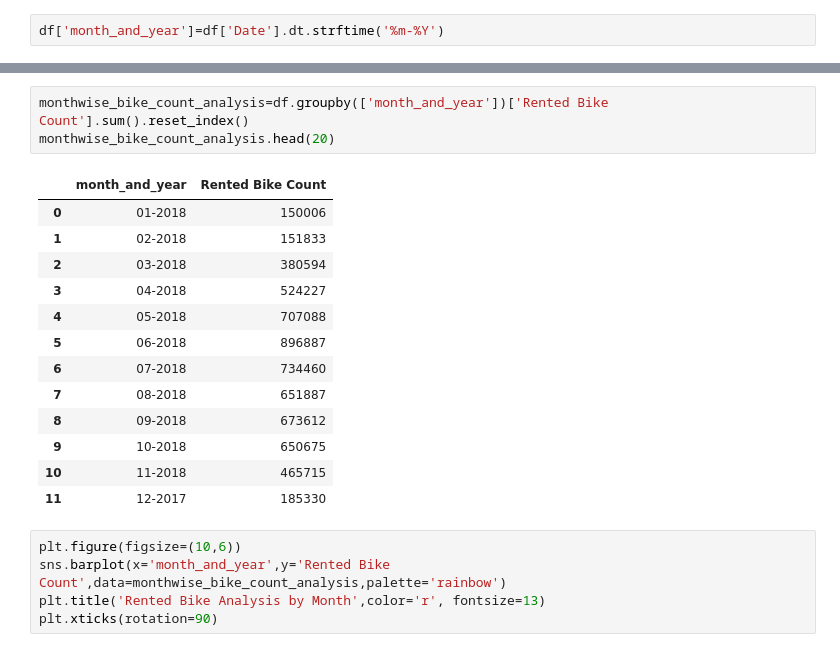
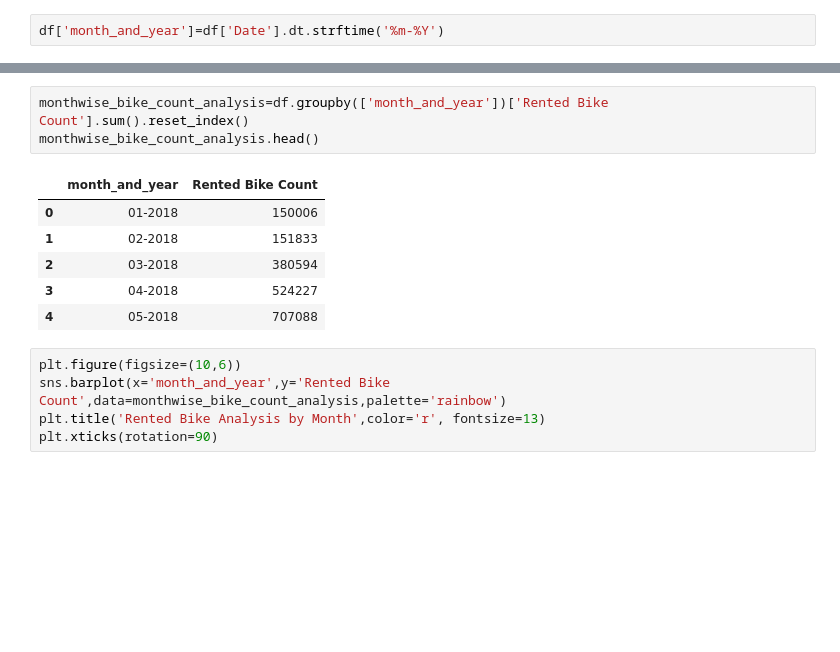
Before and after one commit to GoPlusUltra/Bike-Sharing-Prediction-Model, a Jupyter notebook: Copy_of_Bike_Sharing_Demand_Prediction_Capstone_Project.ipynb, the cells around one changed output, grey strips where cells are left out. Cells and saved outputs as stored; diff of their text form; blank space fills up the shorter version.

```diff
--- a/Copy_of_Bike_Sharing_Demand_Prediction_Capstone_Project.ipynb
+++ b/Copy_of_Bike_Sharing_Demand_Prediction_Capstone_Project.ipynb
@@ -329,20 +296,13 @@ Name: month_and_year, Length: 8760, dtype: object
 # %%
 monthwise_bike_count_analysis=df.groupby(['month_and_year'])['Rented Bike Count'].sum().reset_index()
-monthwise_bike_count_analysis.head(20)
+monthwise_bike_count_analysis.head()
 # %% [output]
 |  | month_and_year | Rented Bike Count |
 | 0 | 01-2018 | 150006 |
 | 1 | 02-2018 | 151833 |
 | 2 | 03-2018 | 380594 |
 | 3 | 04-2018 | 524227 |
 | 4 | 05-2018 | 707088 |
-| 5 | 06-2018 | 896887 |
-| 6 | 07-2018 | 734460 |
-| 7 | 08-2018 | 651887 |
-| 8 | 09-2018 | 673612 |
-| 9 | 10-2018 | 650675 |
-| 10 | 11-2018 | 465715 |
-| 11 | 12-2017 | 185330 |
 # %%
 plt.figure(figsize=(10,6))
 sns.barplot(x='month_and_year',y='Rented Bike Count',data=monthwise_bike_count_analysis,palette='rainbow')
```
Also changed, not shown: parts of 95 cells of this notebook.
